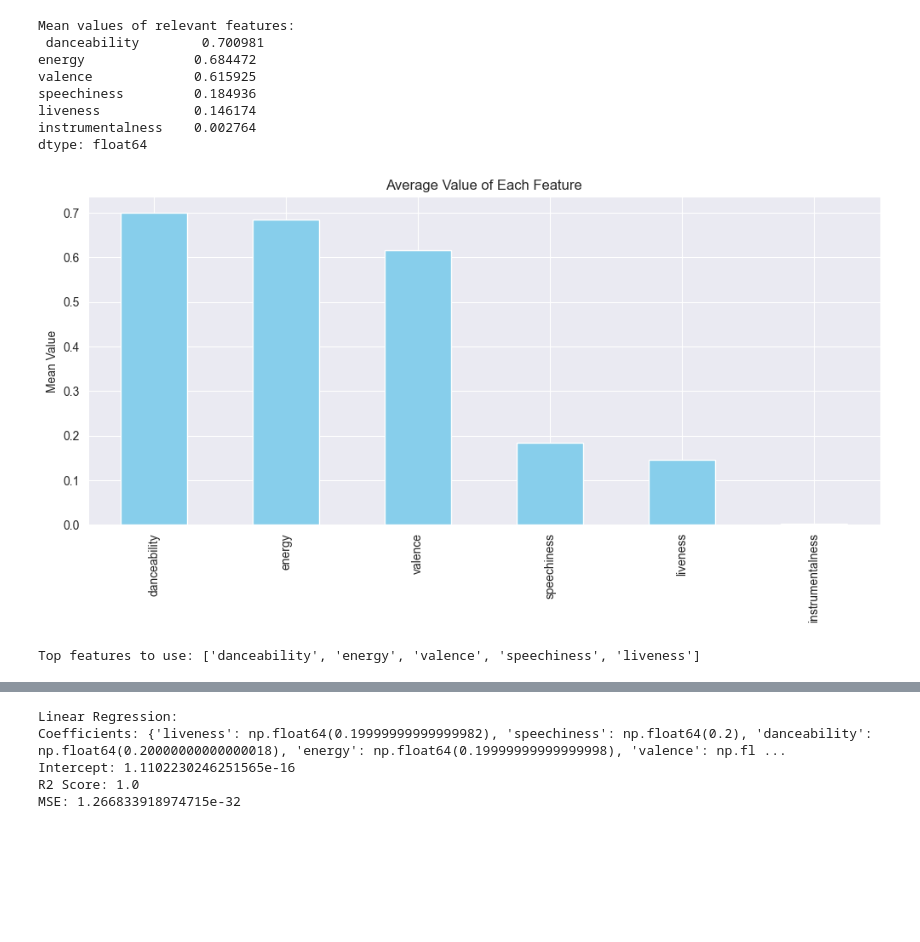
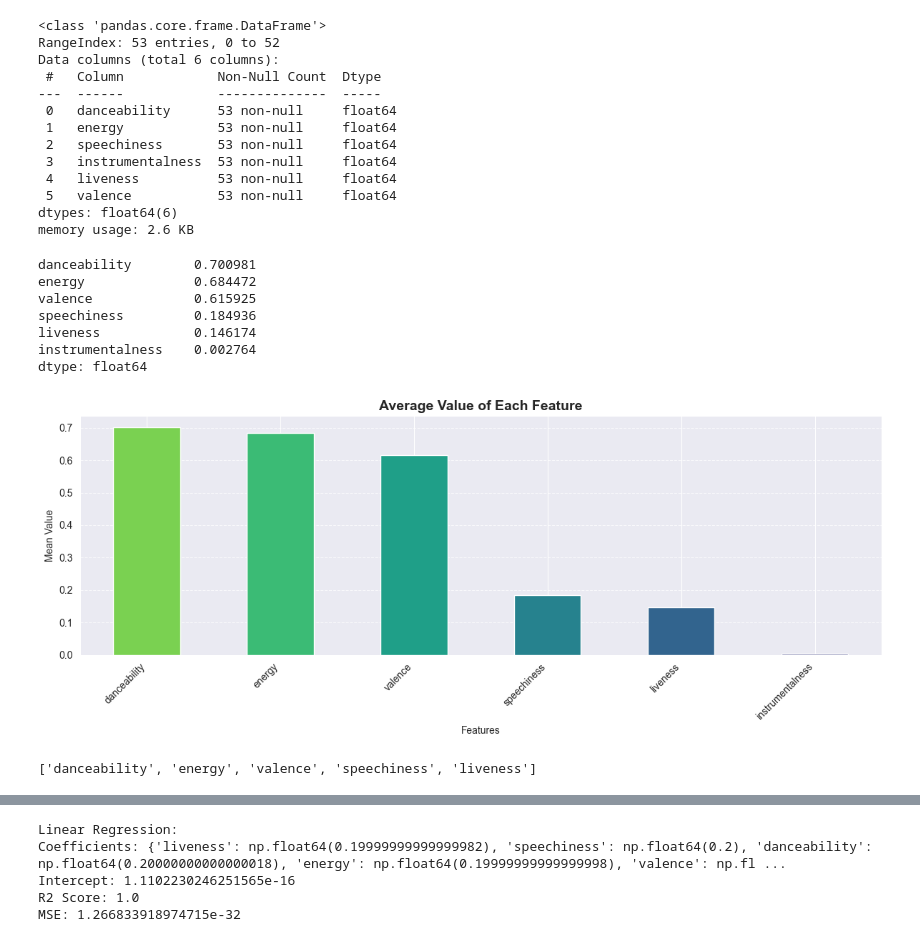
Before and after one commit to kakinachristine/HitSongPredictor, a Jupyter notebook: KenyanSongPredictionML.ipynb, the cells around one changed output, grey strips where cells are left out. Drawn from its saved outputs; the diff is of its cells as text; code cells hidden in the pictures; blank space fills up the shorter version.

```diff
--- a/KenyanSongPredictionML.ipynb
+++ b/KenyanSongPredictionML.ipynb
@@ -43,36 +53,60 @@ memory usage: 6.8+ KB
 # Select numeric columns
 numeric_cols = df.select_dtypes(include='number').columns.tolist()
 
-# Drop irrelevant columns
+# Drop columns that make little or no difference to a song
 drop_cols = ['duration_ms', 'tempo', 'key', 'time_signature','loudness','mode']
 relevant_features = [col for col in numeric_cols if col not in drop_cols]
 
-# Compute mean for each relevant feature
-feature_means = df[relevant_features].mean().sort_values(ascending=False)
-print("Mean values of relevant features:\n", feature_means)
+df[relevant_features].info()
 # %% [output]
-Mean values of relevant features:
- danceability        0.700981
-energy              0.684472
-valence             0.615925
-speechiness         0.184936
-liveness            0.146174
-instrumentalness    0.002764
-dtype: float64
+<class 'pandas.core.frame.DataFrame'>
+RangeIndex: 53 entries, 0 to 52
+Data columns (total 6 columns):
+ #   Column            Non-Null Count  Dtype
+---  ------            --------------  -----
+ 0   danceability      53 non-null     float64
+ 1   energy            53 non-null     float64
+ 2   speechiness       53 non-null     float64
+ 3   instrumentalness  53 non-null     float64
+ 4   liveness          53 non-null     float64
+ 5   valence           53 non-null     float64
+dtypes: float64(6)
+memory usage: 2.6 KB
+# %%
+# Mean value of the remaining columns
+feature_means = df[relevant_features].mean().sort_values(ascending=False)
+print(feature_means)
+# %% [output]
+danceability        0.700981
+energy              0.684472
+valence             0.615925
+speechiness         0.184936
+liveness            0.146174
+instrumentalness    0.002764
+dtype: float64
 # %%
 import matplotlib.pyplot as plt
 
-# Bar plot of mean values
-feature_means.plot(kind='bar', figsize=(12,5), color='skyblue')
-plt.title('Average Value of Each Feature')
+# Example: feature_means is a Pandas Series
+feature_means.plot(
+    kind='bar',
+    figsize=(12,5),
+    color=plt.cm.viridis_r(np.linspace(0.2, 0.8, len(feature_means)))  # colorful gradient
+)
+
+plt.title('Average Value of Each Feature', fontsize=14, fontweight='bold')
 plt.ylabel('Mean Value')
+plt.xlabel('Features')
+plt.xticks(rotation=45, ha='right')
+plt.grid(axis='y', linestyle='--', alpha=0.7)
+plt.tight_layout()
 plt.show()
 # %% [output]
-[figure, old version]
+[figure, new version]
 # %%
-# Suppose you pick the top 4 features based on the mean
-top_features = feature_means.head(5).index.tolist()
-print("Top features to use:", top_features)
+# Picking the five attributes  as intrumentalness makes a minor diff
+song_features = feature_means.head(5).index.tolist()
+print(song_features)
 # %% [output]
-Top features to use: ['danceability', 'energy', 'valence', 'speechiness', 'liveness']
+['danceability', 'energy', 'valence', 'speechiness', 'liveness']
 # %%
```
Also changed, not shown: parts of 18 cells of this notebook.
